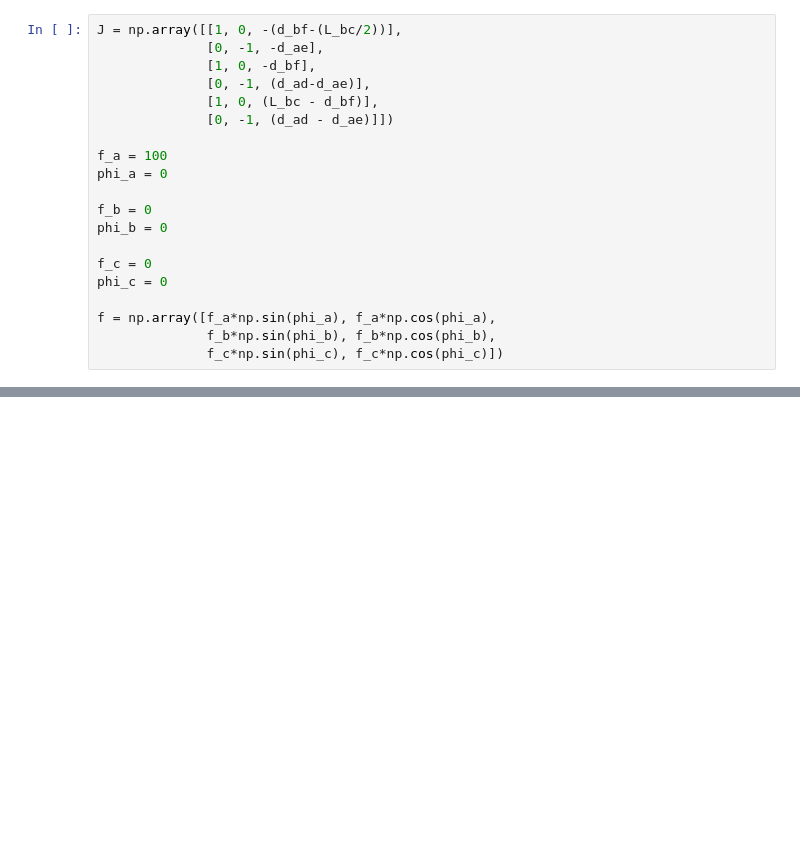
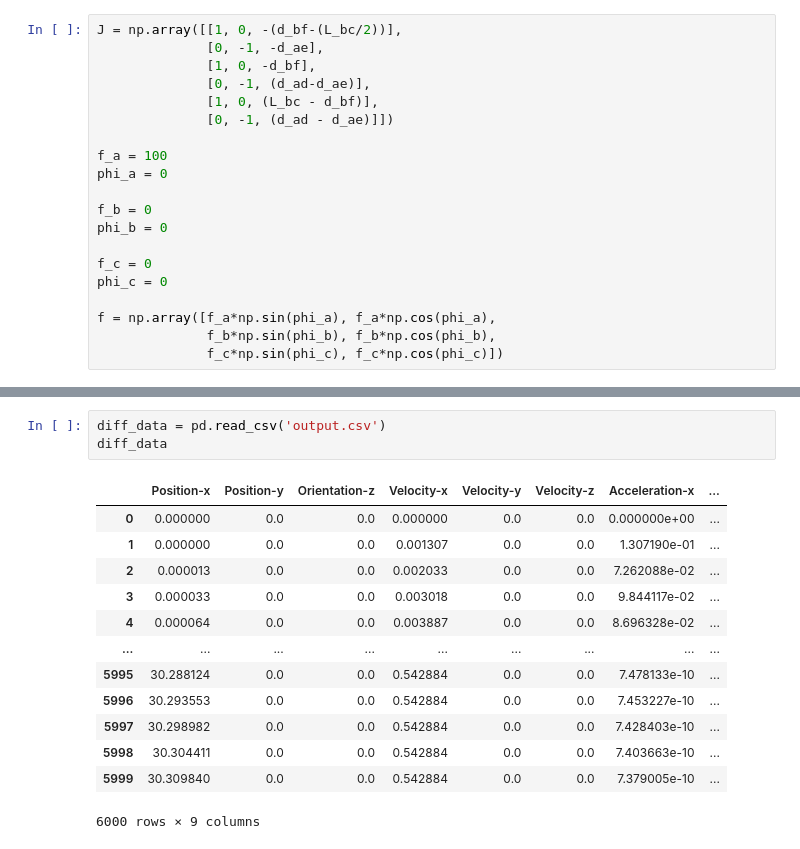
Before and after one commit to g-poulos/usv_controller, a Jupyter notebook: sim_scripts/test.ipynb, the cells around one changed output, grey strips where cells are left out. Drawn from its saved outputs; the diff is of its cells as text; blank space fills up the shorter version.

```diff
--- a/sim_scripts/test.ipynb
+++ b/sim_scripts/test.ipynb
@@ -85,0 +152,17 @@ array([33.33333333,  0.        , 33.33333333,  0.        , 33.33333333,
+# %%
+diff_data = pd.read_csv('output.csv')
+diff_data
+# %% [output]
+|  | Position-x | Position-y | Orientation-z | Velocity-x | Velocity-y | Velocity-z | Acceleration-x | ... |
+| 0 | 0.000000 | 0.0 | 0.0 | 0.000000 | 0.0 | 0.0 | 0.000000e+00 | ... |
+| 1 | 0.000000 | 0.0 | 0.0 | 0.001307 | 0.0 | 0.0 | 1.307190e-01 | ... |
+| 2 | 0.000013 | 0.0 | 0.0 | 0.002033 | 0.0 | 0.0 | 7.262088e-02 | ... |
+| 3 | 0.000033 | 0.0 | 0.0 | 0.003018 | 0.0 | 0.0 | 9.844117e-02 | ... |
+| 4 | 0.000064 | 0.0 | 0.0 | 0.003887 | 0.0 | 0.0 | 8.696328e-02 | ... |
+| ... | ... | ... | ... | ... | ... | ... | ... | ... |
+| 5995 | 30.288124 | 0.0 | 0.0 | 0.542884 | 0.0 | 0.0 | 7.478133e-10 | ... |
+| 5996 | 30.293553 | 0.0 | 0.0 | 0.542884 | 0.0 | 0.0 | 7.453227e-10 | ... |
+| 5997 | 30.298982 | 0.0 | 0.0 | 0.542884 | 0.0 | 0.0 | 7.428403e-10 | ... |
+| 5998 | 30.304411 | 0.0 | 0.0 | 0.542884 | 0.0 | 0.0 | 7.403663e-10 | ... |
+| 5999 | 30.309840 | 0.0 | 0.0 | 0.542884 | 0.0 | 0.0 | 7.379005e-10 | ... |
+6000 rows × 9 columns
```
Also changed, not shown: parts of 19 cells of this notebook.
